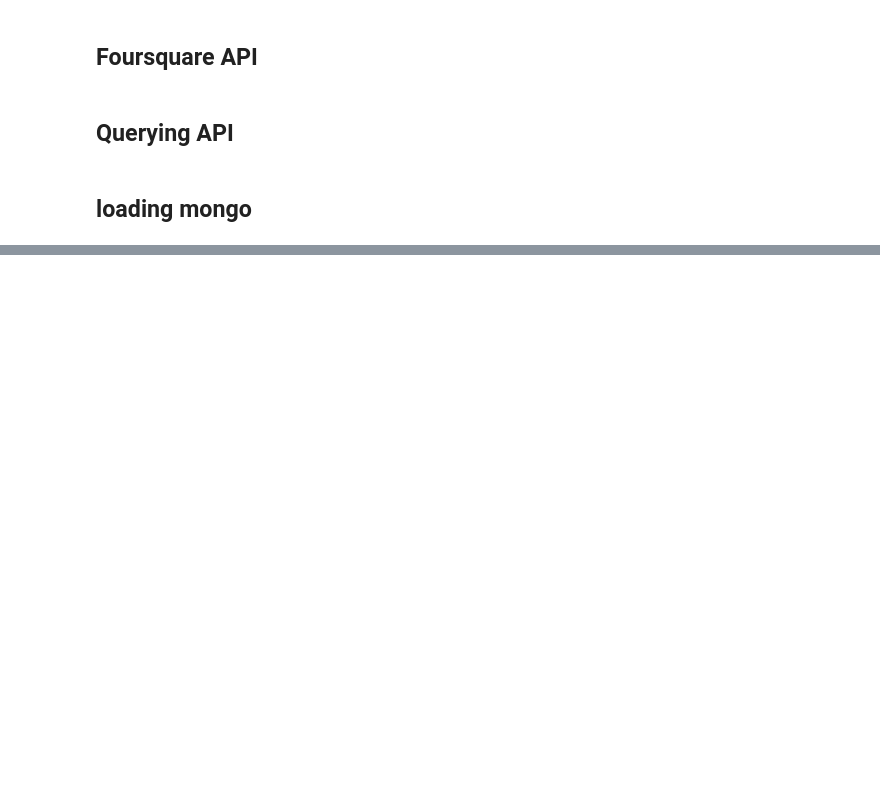
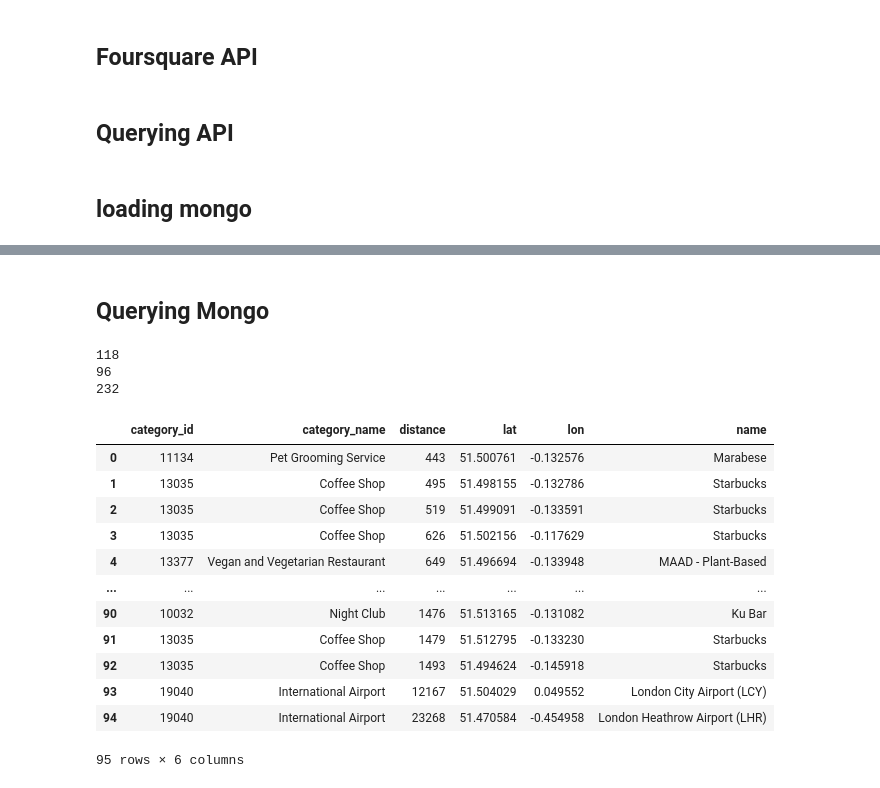
Before and after one commit to nb3110/Project_3_geospatial_analysis_blasi, a Jupyter notebook: notebook.ipynb, the cells around one changed output, grey strips where cells are left out. Cells and saved outputs as stored; diff of their text form; code cells hidden in the pictures; blank space fills up the shorter version.

```diff
--- a/notebook.ipynb
+++ b/notebook.ipynb
@@ -368,6 +330,8 @@ v_restaurant_sf = fsq_request("vegan restaurant",coord_sf,1500,13377,50)
 night_club_sf = fsq_request("night club",coord_sf,1500,10032,50)
 dog_groom_sf = fsq_request("dog hairdresser",coord_sf,1500,11134,50)
 basketball_sf = fsq_request("basketball court",coord_sf,1500,18008,50)
+# %%
+category_code_list = [19040, 13035, 12057, 13377, 10032, 11134, 18008]
 # %% [markdown]
 ## loading mongo
 # %%
@@ -423,3 +408,5 @@ db["ny_places"].insert_many(file_data)
 # get the closest place of each category
 # assign value to each requirement and calculate which is the one with the best score
 # plot 3 options
+# %% [markdown]
+## Querying Mongo
@@ -425,0 +423,60 @@ db["ny_places"].insert_many(file_data)
+# %%
+def close_by (collection,location, distance):
+
+    converted_location = type_point_mongo(location)
+
+    query = {"geocodes.main":
+            {"$near":
+                {"$geometry": converted_location, "$maxDistance": distance
+                }}}
+
+    proy_ = {"_id": 0}
+
+    result = list(collection.find(query, proy_))
+
+    print(len(result))
+
+    return result
+# %%
+london_places = close_by(london_places_col,coord_london,30000)
+sf_places =close_by(sf_places_col,coord_sf,30000)
+ny_places =close_by(ny_places_col,coord_ny,30000)
+# %% [output]
+118
+96
+232
+# %%
+# had to add category code filter, there are venues with more than 1 category code, which are invalid
+
+category_id = [london_places[i]["categories"][j]["id"] for i in range(len(london_places)) for j in range(len(london_places[i]["categories"])) if london_places[i]["categories"][j]["id"] in category_code_list]
+category_name = [london_places[i]["categories"][j]["name"] for i in range(len(london_places)) for j in range(len(london_places[i]["categories"])) if london_places[i]["categories"][j]["id"] in category_code_list]
+distance = [london_places[i]["distance"] for i in range(len(london_places)) for j in range(len(london_places[i]["categories"])) if london_places[i]["categories"][j]["id"] in category_code_list]
+lat = [london_places[i]["geocodes"]["main"]["latitude"] for i in range(len(london_places)) for j in range(len(london_places[i]["categories"])) if london_places[i]["categories"][j]["id"] in category_code_list]
+lon = [london_places[i]["geocodes"]["main"]["longitude"] for i in range(len(london_places)) for j in range(len(london_places[i]["categories"])) if london_places[i]["categories"][j]["id"] in category_code_list]
+name = [london_places[i]["name"] for i in range(len(london_places)) for j in range(len(london_places[i]["categories"])) if london_places[i]["categories"][j]["id"] in category_code_list]
+
+london_dict = {
+    "category_id" : category_id,
+    "category_name" : category_name,
+    "distance": distance,
+    "lat" : lat,
+    "lon" : lon,
+    "name" : name
+}
+
+london_df = pd.DataFrame(london_dict)
+london_df
+# %% [output]
+|  | category_id | category_name | distance | lat | lon | name |
+| 0 | 11134 | Pet Grooming Service | 443 | 51.500761 | -0.132576 | Marabese |
+| 1 | 13035 | Coffee Shop | 495 | 51.498155 | -0.132786 | Starbucks |
+| 2 | 13035 | Coffee Shop | 519 | 51.499091 | -0.133591 | Starbucks |
+| 3 | 13035 | Coffee Shop | 626 | 51.502156 | -0.117629 | Starbucks |
+| 4 | 13377 | Vegan and Vegetarian Restaurant | 649 | 51.496694 | -0.133948 | MAAD - Plant-Based |
+| ... | ... | ... | ... | ... | ... | ... |
+| 90 | 10032 | Night Club | 1476 | 51.513165 | -0.131082 | Ku Bar |
+| 91 | 13035 | Coffee Shop | 1479 | 51.512795 | -0.133230 | Starbucks |
+| 92 | 13035 | Coffee Shop | 1493 | 51.494624 | -0.145918 | Starbucks |
+| 93 | 19040 | International Airport | 12167 | 51.504029 | 0.049552 | London City Airport (LCY) |
+| 94 | 19040 | International Airport | 23268 | 51.470584 | -0.454958 | London Heathrow Airport (LHR) |
+95 rows × 6 columns
```
Also changed, not shown: parts of 48 cells of this notebook.
